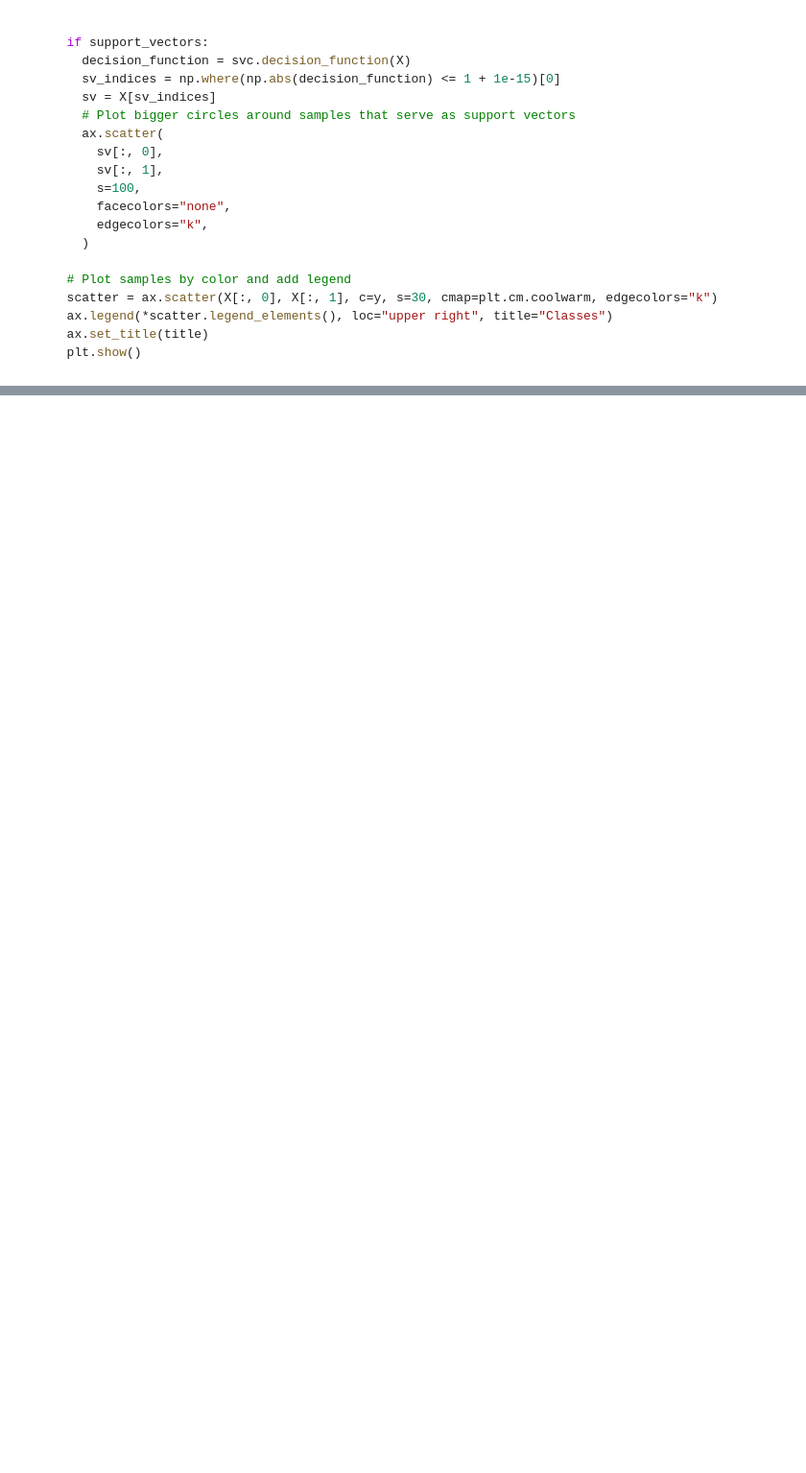
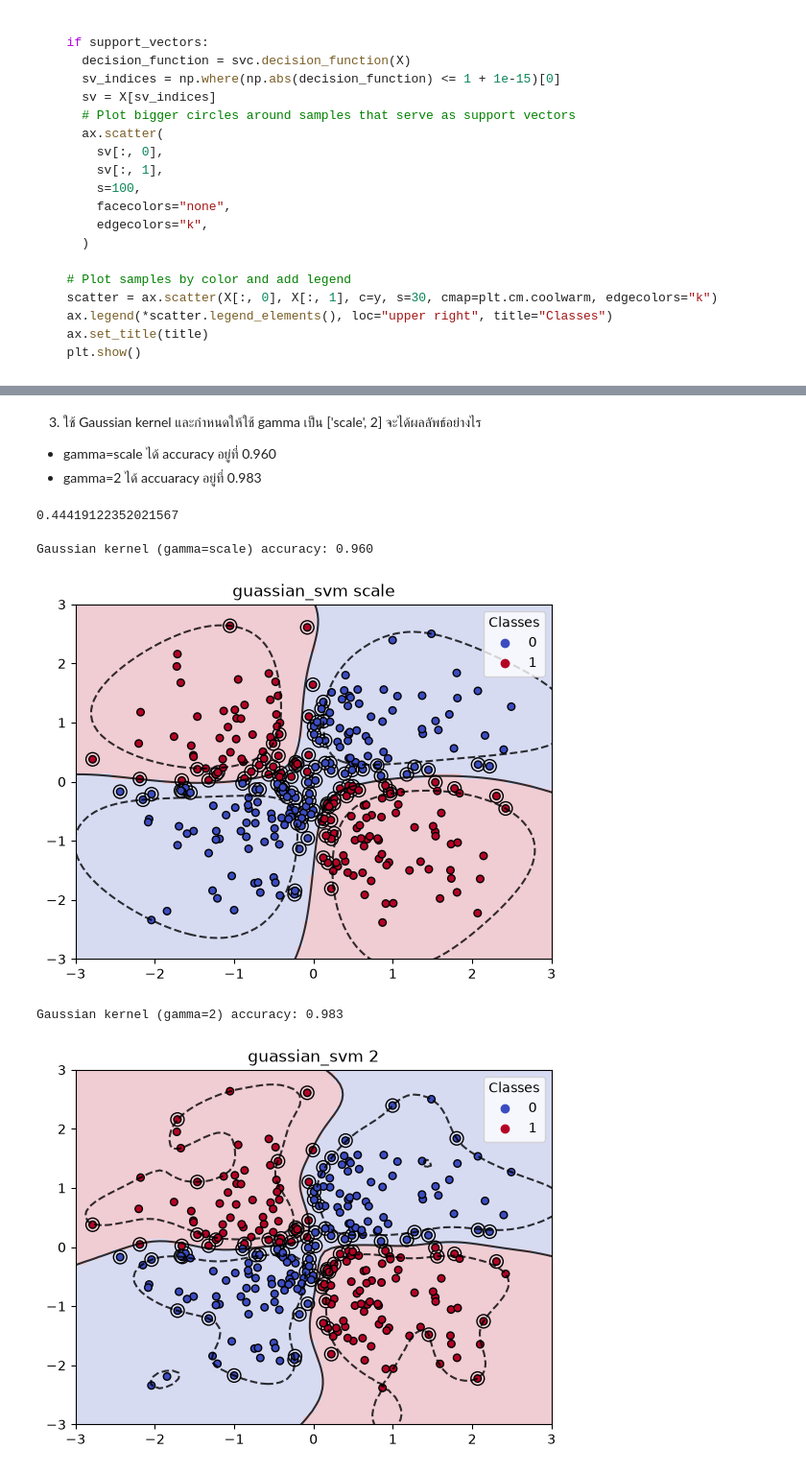
Before and after one commit to WaroonRagwongsiri/IntroMLHomework, a Jupyter notebook: Week6/W6-1_Support_Vector_Machine_(SVM).ipynb, the cells around one changed output, grey strips where cells are left out. Shown at 96% size. Saved outputs shown, nothing was run; the diff lists cells and outputs as text; code cells hidden in the pictures; blank space fills up the shorter version.

```diff
--- a/Week6/W6-1_Support_Vector_Machine_(SVM).ipynb
+++ b/Week6/W6-1_Support_Vector_Machine_(SVM).ipynb
@@ -624,0 +730,22 @@ def plot_svc_decision_boundary(svc, X, y, title=" Decision boundaries in SVC", s
+# %% [markdown]
+3. ใช้ Gaussian kernel และกำหนดให้ใช้ gamma เป็น ['scale', 2] จะได้ผลลัพธ์อย่างไร
+- gamma=scale ได้ accuracy อยู่ที่ 0.960
+- gamma=2 ได้ accuaracy อยู่ที่ 0.983
+# %%
+gamma_scale = 1/(X.shape[1] * X.var())
+print(gamma_scale)
+# %% [output]
+0.44419122352021567
+# %%
+for gamma in ['scale', 2]:
+	gaussian_svm = SVC(kernel='rbf', C=1.0, gamma=gamma)
+	gaussian_svm.fit(X, y)
+	acc = accuracy_score(y, gaussian_svm.predict(X))
+
+	print(f"Gaussian kernel (gamma={gamma}) accuracy: {acc:.3f}")
+	plot_svc_decision_boundary(gaussian_svm, X, y, f'guassian_svm {gamma}')
+# %% [output]
+Gaussian kernel (gamma=scale) accuracy: 0.960
+[figure, added]
+Gaussian kernel (gamma=2) accuracy: 0.983
+[figure, added]
```
Also changed, not shown: parts of 10 cells of this notebook, 2 other files.
